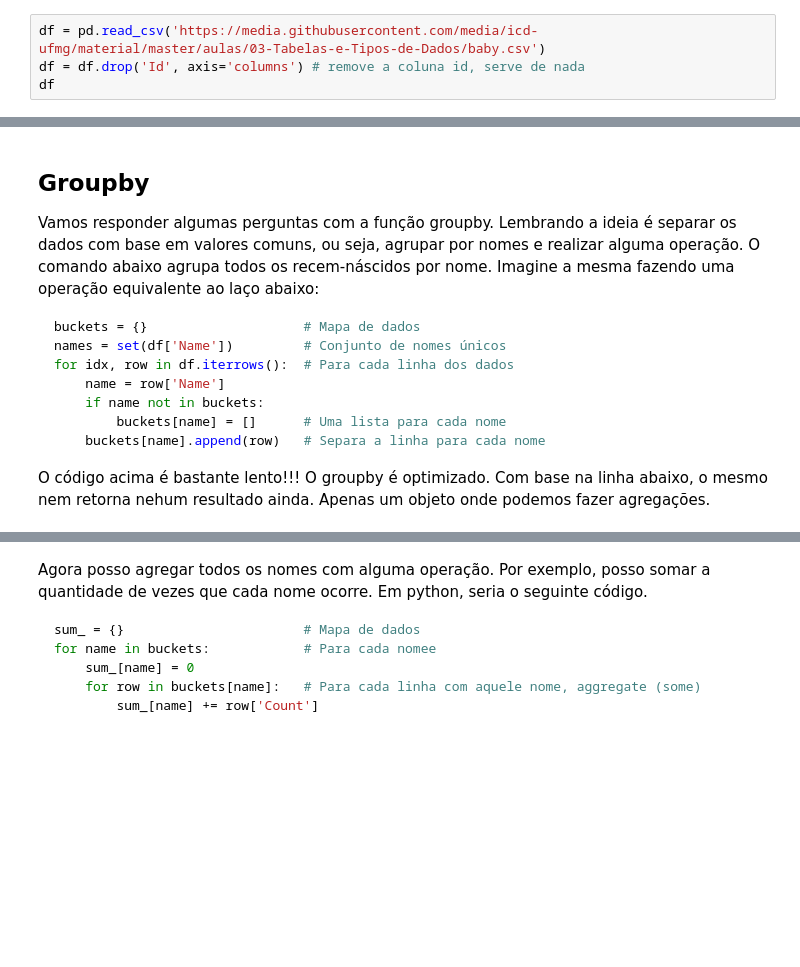
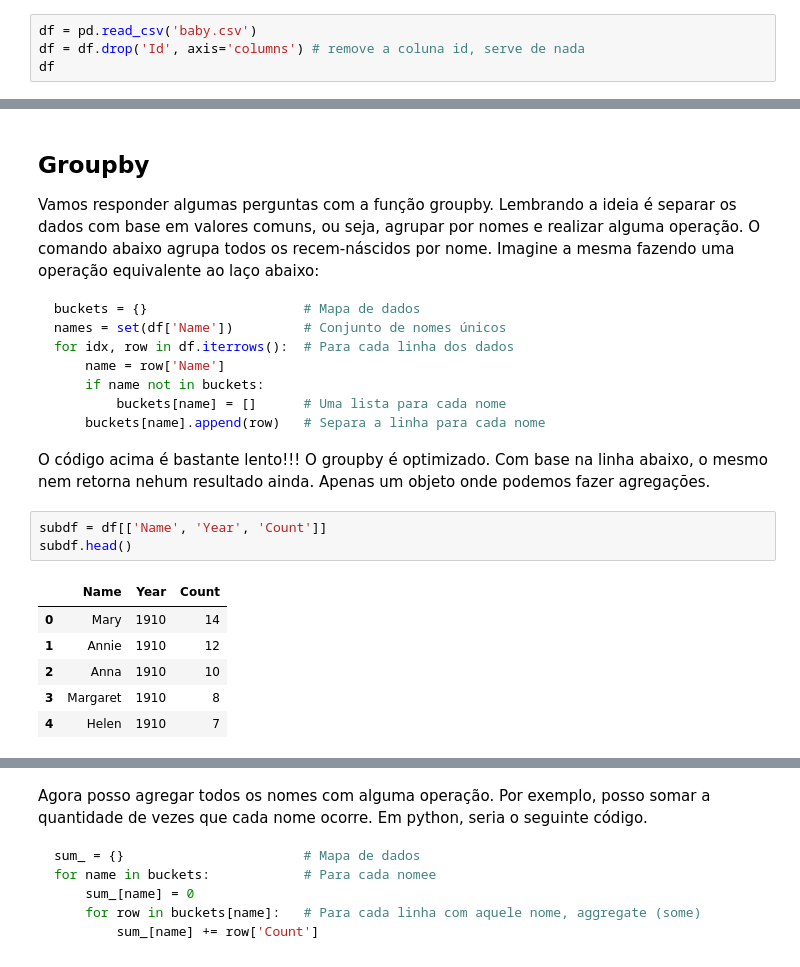
Before and after one commit to icd-ufmg/icd-ufmg.github.io, a Jupyter notebook: _lessons/tabelas/tabelas.ipynb, the cells around one changed output, grey strips where cells are left out. Cells and saved outputs as stored; diff of their text form; blank space fills up the shorter version.

````diff
--- a/_lessons/tabelas/tabelas.ipynb
+++ b/_lessons/tabelas/tabelas.ipynb
@@ -279,7 +291,7 @@ head: cannot open 'baby.csv' for reading: No such file or directory
 
 É bem mais comum fazer uso de DataFrames que já existem em arquivos. Note que o trabalho do cientista de dados nem sempre vai ter tais arquivos prontos. Em várias ocasiões, você vai ter que coletar e organizar os mesmos. Limpeza e coleta de dados é uma parte fundamental do seu trabalho. Durante a matéria, boa parte dos notebooks já vão ter dados prontos.
 # %%
-df = pd.read_csv('https://media.githubusercontent.com/media/icd-ufmg/material/master/aulas/03-Tabelas-e-Tipos-de-Dados/baby.csv')
+df = pd.read_csv('baby.csv')
 df = df.drop('Id', axis='columns') # remove a coluna id, serve de nada
 df
 # %% [output]
@@ -369,4 +381,14 @@ for idx, row in df.iterrows():  # Para cada linha dos dados
 ```
 
 O código acima é bastante lento!!! O groupby é optimizado. Com base na linha abaixo, o mesmo nem retorna nehum resultado ainda. Apenas um objeto onde podemos fazer agregações.
+# %%
+subdf = df[['Name', 'Year', 'Count']]
+subdf.head()
+# %% [output]
+|  | Name | Year | Count |
+| 0 | Mary | 1910 | 14 |
+| 1 | Annie | 1910 | 12 |
+| 2 | Anna | 1910 | 10 |
+| 3 | Margaret | 1910 | 8 |
+| 4 | Helen | 1910 | 7 |
 # %%
````
Also changed, not shown: parts of 20 cells of this notebook.
